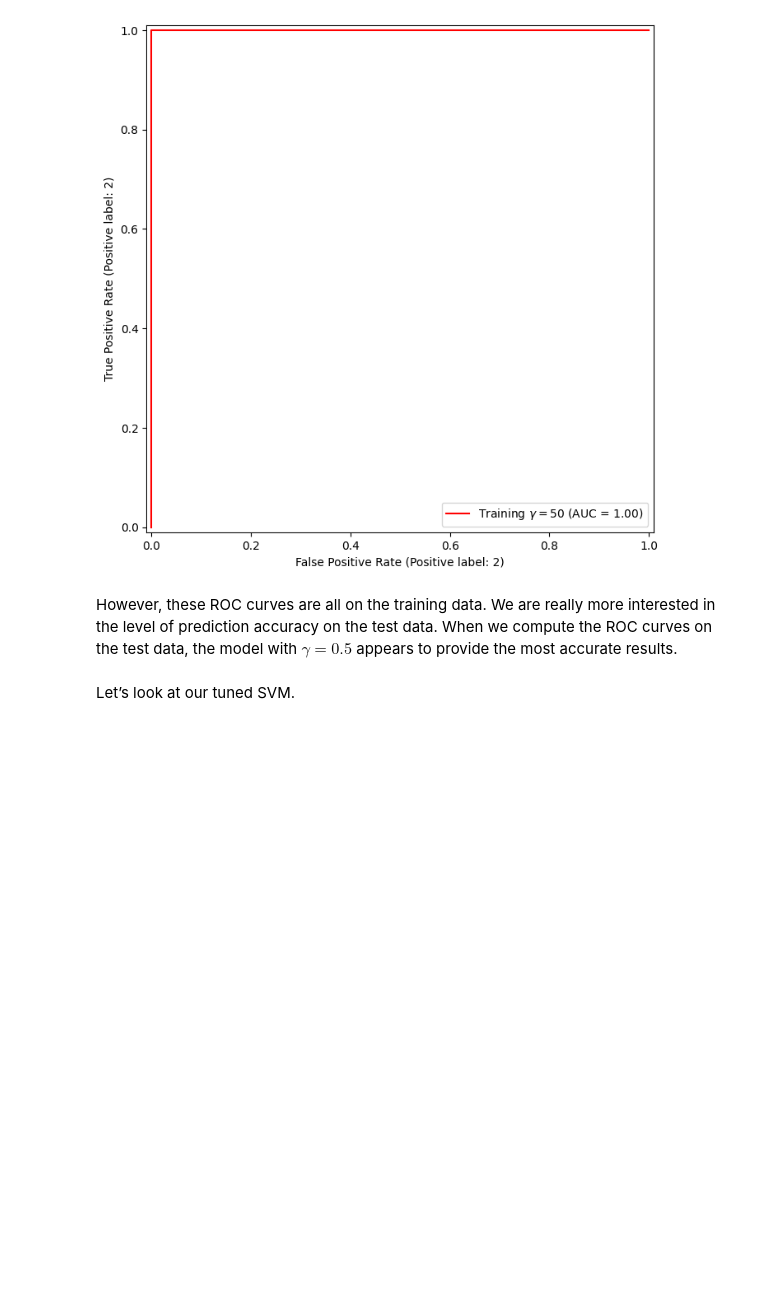
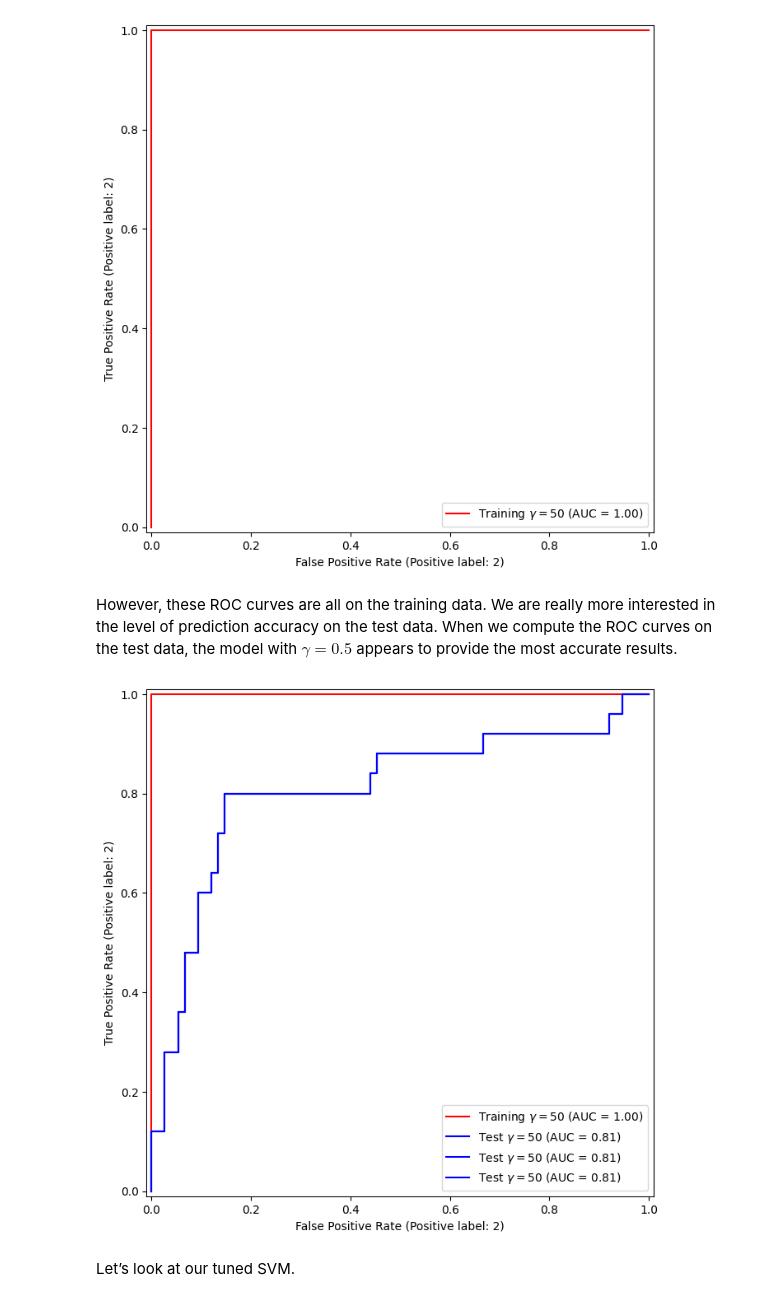
Before and after one commit to intro-stat-learning/ISLP_labs, a Jupyter notebook: Ch09-svm-lab.ipynb, the cells around one changed output. Cells and saved outputs as stored; diff of their text form; code cells hidden in the pictures; blank space fills up the shorter version.

```diff
--- a/Ch09-svm-lab.ipynb
+++ b/Ch09-svm-lab.ipynb
@@ -413,11 +413,13 @@ $\gamma=0.5$ appears to provide the most accurate results.
 # %%
 roc_curve(svm_flex,
           X_test,
           y_test,
-          name='Test $\gamma=50$',
+          name='Test $\\gamma=50$',
           color='b',
           ax=ax)
-fig;
+fig
+# %% [output]
+[figure, added]
 # %% [markdown]
 Let’s look at our tuned SVM.
 # %%
```
Also changed, not shown: parts of 1 cell of this notebook.
